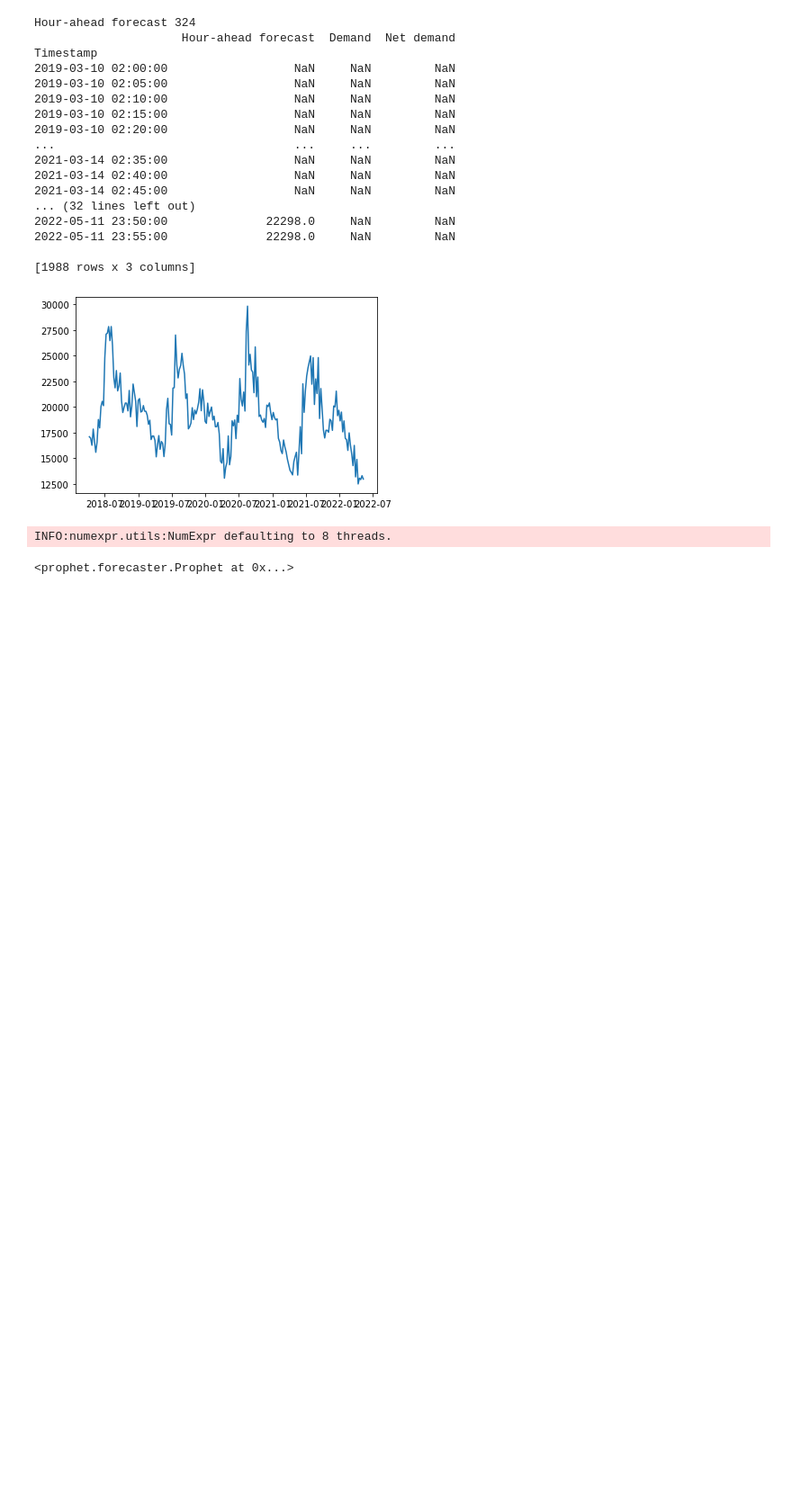
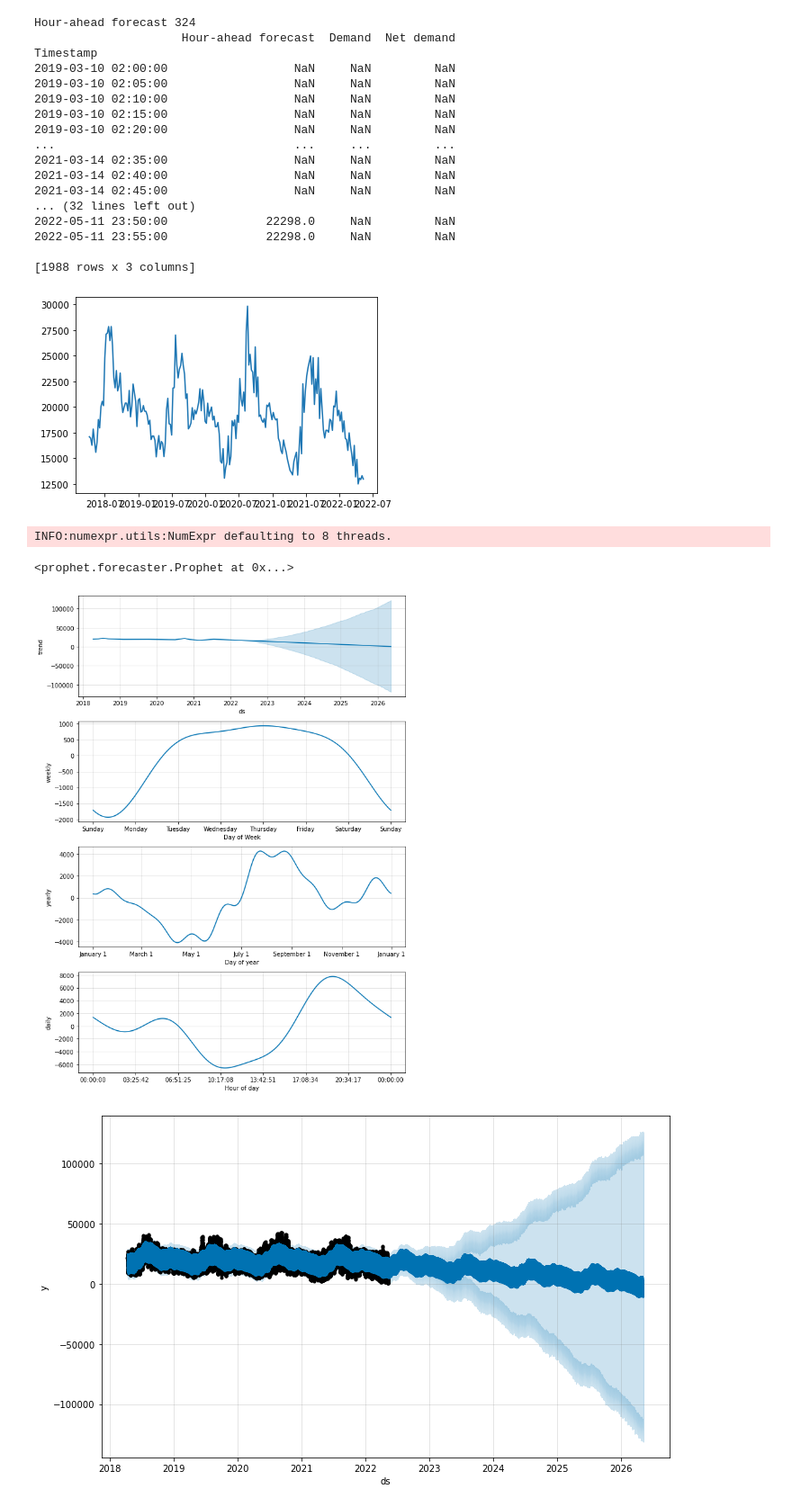
Before and after one commit to woolleygrammoth/caiso-data-modeling, a Jupyter notebook: exploration.ipynb, the cells around one changed output. Shown at 90% size. Saved outputs shown, nothing was run; the diff lists cells and outputs as text; code cells hidden in the pictures; blank space fills up the shorter version.

Commit message:
generated initial plots forecasted 4 years

```diff
--- a/exploration.ipynb
+++ b/exploration.ipynb
@@ -71,3 +72,20 @@ m.fit(hist)
 # %% [output]
 INFO:numexpr.utils:NumExpr defaulting to 8 threads.
 <prophet.forecaster.Prophet at 0x...>
+# %%
+future = m.make_future_dataframe(periods=4*8760, freq='H', include_history=True)
+forecast = m.predict(future)
+# %%
+from prophet.plot import plot_plotly, plot_components_plotly
+
+
+#### restart kernel and make these plots
+# plot_plotly(m, forecast)
+# plot_components_plotly(m, forecast)
+
+
+m.plot(forecast)
+m.plot_components(forecast)
+# %% [output]
+[figure, added]
+[figure, added]
```
Also changed, not shown: parts of 2 cells of this notebook.
